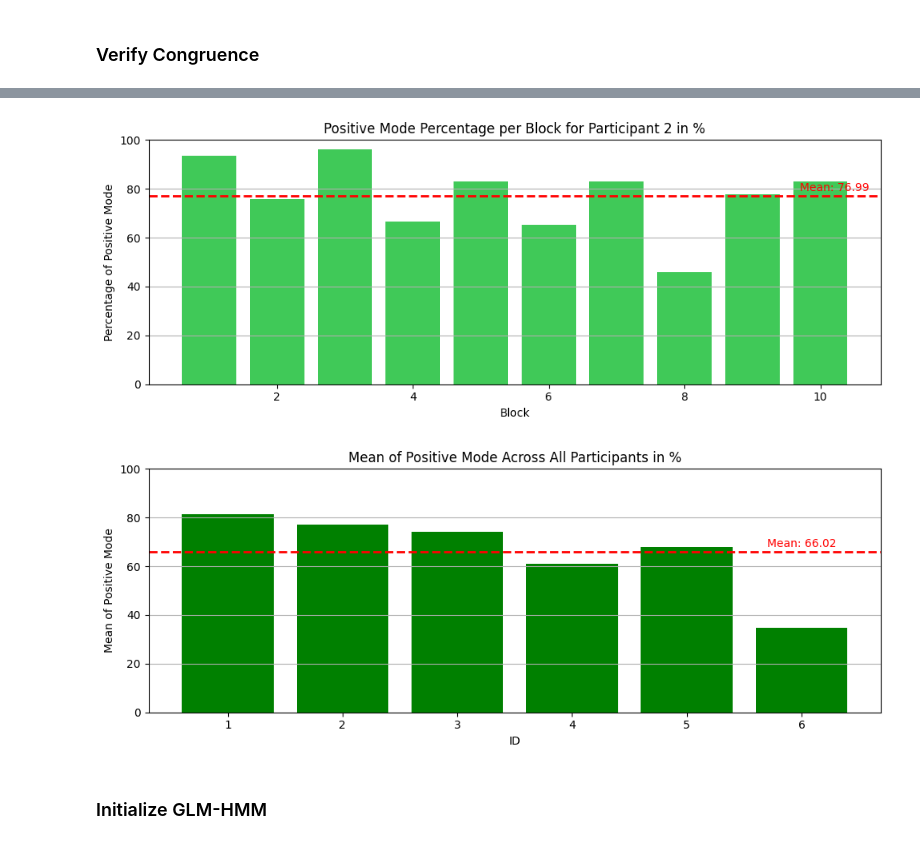
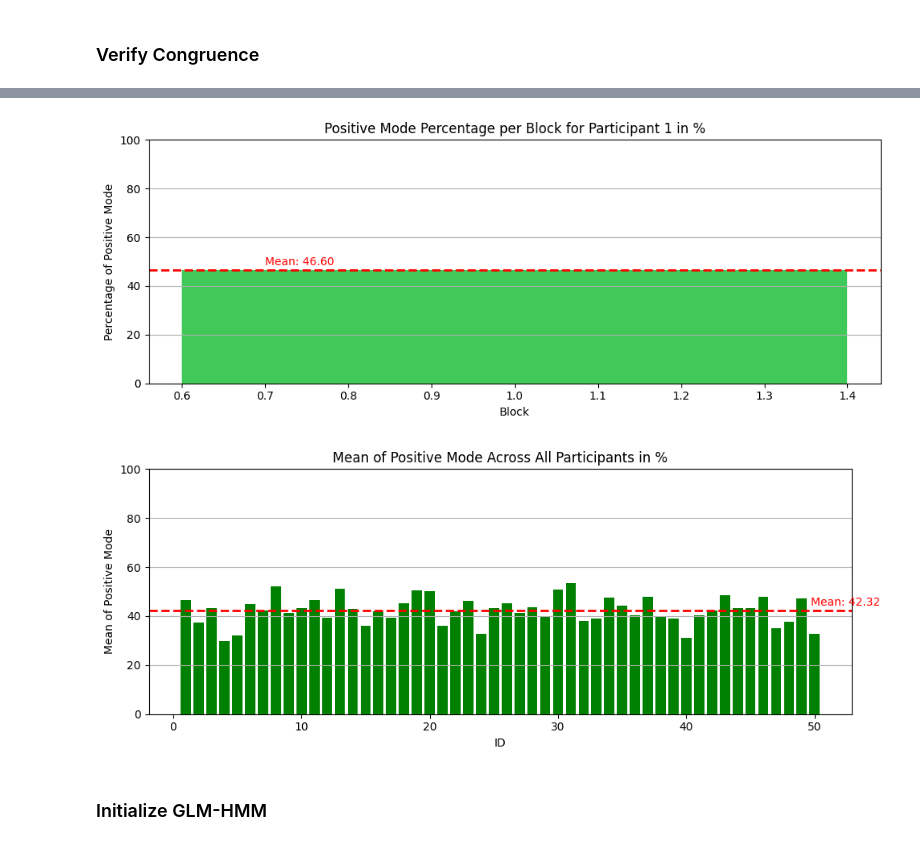
Before and after one commit to cocoltre/Visual-Perception, a Jupyter notebook: GLM_HMM_predictive_templates.ipynb, the cells around one changed output, grey strips where cells are left out. Cells and saved outputs as stored; diff of their text form; code cells hidden in the pictures.

```diff
--- a/GLM_HMM_predictive_templates.ipynb
+++ b/GLM_HMM_predictive_templates.ipynb
@@ -47,7 +178,7 @@ want_another_test = False
 # %% [markdown]
 ### Check that the model is working
 # %%
-if want_another_test == True:
+if want_another_test == True and test_type == 'test_model':
     n = 9000 #number of trials
     trials = np.arange(1, n +1)
     responses = np.zeros(n, dtype=int)
@@ -206,5 +395,5 @@ if test_type == 'test_model' and want_another_test == False:
 # %%
-if test_type != 'test_model':
+if test_type != 'test_model' and not test_type.startswith("simulation"):
     ### read and data
     dfs = []
     columns_to_keep = ['trial', 'theta', 'resp', 'block', 'correct', 'isi_ms']
@@ -316,9 +545,9 @@ if test_type != 'test_model':
 # Compute prev_resp_congruent:
 # - when prev_resp = -1 and resp = 0 → congruent
 # - when prev_resp = 1 and resp = 1 → congruent
-final_df["prev_resp_congruent"] = np.where(
-    ((final_df["prev_resp"] == -1) & (final_df["resp"] == 0)) |
-    ((final_df["prev_resp"] == 1) & (final_df["resp"] == 1)),
+final_df[f"{previous}_congruent"] = np.where(
+    ((final_df[previous] <0) & (final_df["resp"] == 0)) |
+    ((final_df[previous] >0) & (final_df["resp"] == 1)),
     1,
     0
 )
@@ -326,7 +555,7 @@ final_df["prev_resp_congruent"] = np.where(
 # Compute orientation_congruent:
 # - when theta = -1 and resp = 0 → congruent
 # - when theta = 1 and resp = 1 → congruent
-final_df["orientation_congruent"] = np.where(
+final_df[f"{ext_var}_congruent"] = np.where(
     ((final_df["theta"] == -1) & (final_df["resp"] == 0)) |
     ((final_df["theta"] == 1) & (final_df["resp"] == 1)),
     1,
@@ -412,14 +671,14 @@ plt.show()
 # %%
-selected_id = 2     # from 1 to 6
-selected_block = 8  # from 1 to 10
+selected_id = 1     # from 1 to 6
+selected_block = 1  # from 1 to 10
 window_size = 5     # ±5 trials
 
 df_congruence = final_df[(final_df["ID"] == selected_id) & (final_df["block"] == selected_block)].copy()
 df_congruence.reset_index(drop=True, inplace=True)
 
 x_block = df_congruence["trial"].values
-y1 = df_congruence["prev_resp_congruent"].values
-y2 = df_congruence["orientation_congruent"].values
+y1 = df_congruence[f"{previous}_congruent"].values
+y2 = df_congruence[f"{ext_var}_congruent"].values
 
 def draw_step_signal(ax, x, y, color, alpha=1):
     for i in range(len(x) - 1):
@@ -451,15 +710,15 @@ axs[0].set_yticks([0, 1])
 axs[0].set_yticklabels(["Not Congruent", "Congruent"])
 axs[0].set_title("Raw Congruency")
 legend_elements = [
-    Line2D([0], [0], color='#f58d88', lw=2, label='Previous Response Congruent'),
-    Line2D([0], [0], color='#9bbedc', lw=2, label='Orientation Congruent', alpha=0.6)
+    Line2D([0], [0], color='#f58d88', lw=2, label=f'{previous_title} Congruent'),
+    Line2D([0], [0], color='#9bbedc', lw=2, label=f'{ext_var_title} Congruent', alpha=0.6)
 ]
 axs[0].legend(handles=legend_elements)
 axs[0].grid(True)
 
 # 2. Smoothed probabilities
-axs[1].plot(x_block, y1_smooth, label="Previous Response Congruent", color="#f58d88", linewidth=2)
-axs[1].plot(x_block, y2_smooth, label="Orientation Congruent", color="#9bbedc", linewidth=2, alpha=0.6)
+axs[1].plot(x_block, y1_smooth, label=f'{previous_title} Congruent", color="#f58d88', linewidth=2)
+axs[1].plot(x_block, y2_smooth, label=f"{ext_var_title} Congruent", color="#9bbedc", linewidth=2, alpha=0.6)
 axs[1].set_ylim(0, 1.05)
 axs[1].set_ylabel("Proportion Congruent (±5 trials)")
 axs[1].set_title("Smoothed Congruency Probabilities")
@@ -467,7 +726,7 @@ axs[1].legend()
 axs[1].grid(True)
 
 # 3. Mode
-axs[2].plot(x_block, mode_block, color="purple", linewidth=2, label="Mode (Orientation - Previous Response)")
+axs[2].plot(x_block, mode_block, color="purple", linewidth=2, label=f"Mode ({ext_var_title} - {previous_title})")
 axs[2].axhline(0, color="gray", linestyle="--", linewidth=1.5)
 axs[2].set_ylim(-1, 1)
 axs[2].set_xlabel("Trial Index")
@@ -496,8 +755,8 @@ def compute_blockwise_positive_mode(df, id_val):
 
     for block in blocks:
         df_block = df_id[df_id["block"] == block]
-        y1 = df_block["prev_resp_congruent"].values
-        y2 = df_block["orientation_congruent"].values
+        y1 = df_block[f"{previous}_congruent"].values
+        y2 = df_block[f"{ext_var}_congruent"].values
         y1_smooth = smooth_congruency(y1, window_size)
         y2_smooth = smooth_congruency(y2, window_size)
         mode = y2_smooth - y1_smooth
@@ -524,35 +783,35 @@ plt.tight_layout()
 if save_data:
     plt.savefig(root_dir + f'/plots/{test_type}/mode_per_block.png', bbox_inches="tight")
 plt.show()
 
 
 # ---- Step 2: Compute mean positive mode for all IDs ----
 mean_positive_modes_all_ids = []
 
 for id_val in all_ids:
     _, percentages = compute_blockwise_positive_mode(final_df, id_val)
     mean_val = np.nanmean(percentages)
     mean_positive_modes_all_ids.append(mean_val)
 
 # ---- Step 3: Plot mean positive mode for all IDs ----
 plt.figure(figsize=(10, 4))
 plt.bar(all_ids, mean_positive_modes_all_ids, color="green")
 plt.ylim(0, 100)
 plt.xlabel("ID")
 plt.ylabel("Mean of Positive Mode")
 plt.title("Mean of Positive Mode Across All Participants in %")
 overall_mean = np.nanmean(mean_positive_modes_all_ids)
 plt.axhline(overall_mean, color="red", linestyle="--", linewidth=2, label=f"Mean = {overall_mean:.2f}")
 plt.text(all_ids[-1] - 0.3, overall_mean + 2, f"Mean: {overall_mean:.2f}", color="red")
 
 plt.grid(axis='y')
 plt.tight_layout()
 if save_data:
     plt.savefig(root_dir + f'/plots/{test_type}/mode_per_ID.png', bbox_inches="tight")
 plt.show()
 # %% [output]
-[figure, old version]
+[figure, new version]
-[figure, old version]
+[figure, new version]
 # %% [markdown]
 ### Initialize GLM-HMM
 # %%
```
Also changed, not shown: parts of 45 cells of this notebook.
